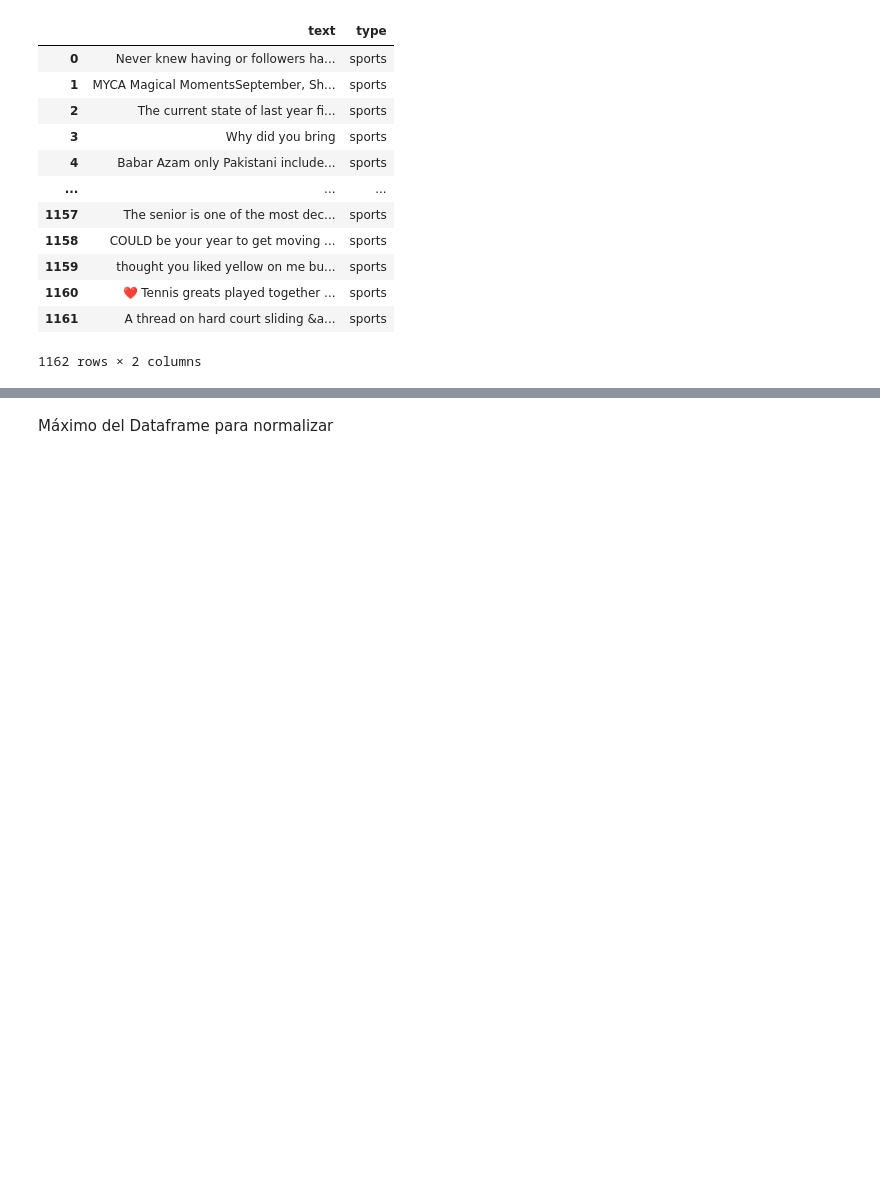
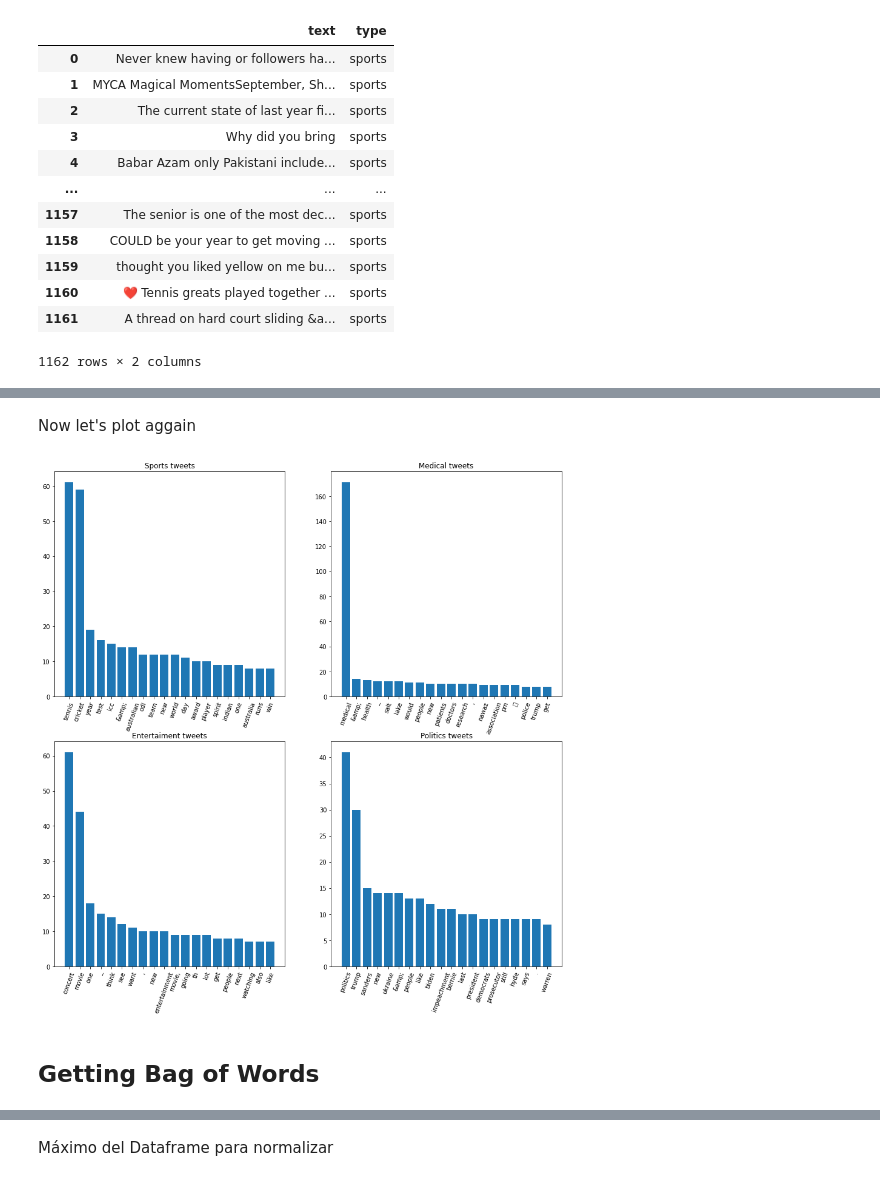
Before and after one commit to jtlavin/Basic-NN-for-NLP, a Jupyter notebook: NNf_NLP01.ipynb, the cells around one changed output, grey strips where cells are left out. Drawn from its saved outputs; the diff is of its cells as text; code cells hidden in the pictures; blank space fills up the shorter version.

```diff
--- a/NNf_NLP01.ipynb
+++ b/NNf_NLP01.ipynb
@@ -93,0 +183,12 @@ df
+# %%
+def lose_stopwords(text):
+    text_sp = text.lower().split()
+    new_text=[]
+    for word in text_sp:
+        if word not in sw:
+            new_text.append(word)
+    new_text = " ".join(new_text)
+
+    return new_text
+# %%
+df.text = df.text.apply(lose_stopwords)
@@ -94,3 +204,59 @@ df
+# %% [markdown]
+Now let's plot aggain
+# %%
+X=df.text.to_list()
+
+# Getting the most frequent words
+d1 = df.loc[df['type']==1, 'text'].tolist()
+d2 = df.loc[df['type']==2, 'text'].tolist()
+d3 = df.loc[df['type']==3, 'text'].tolist()
+d4 = df.loc[df['type']==4, 'text'].tolist()
+
+d1_text = ' '.join(d1).split()
+d2_text = ' '.join(d2).split()
+d3_text = ' '.join(d3).split()
+d4_text = ' '.join(d4).split()
+
+topd1 = Counter(d1_text)
+topd2 = Counter(d2_text)
+topd3 = Counter(d3_text)
+topd4 = Counter(d4_text)
+
+topd1 = topd1.most_common(20)
+topd2 = topd2.most_common(20)
+topd3 = topd3.most_common(20)
+topd4 = topd4.most_common(20)
+
+
+plt.figure(figsize=(15, 15))
+plt.subplot(2, 2, 1)
+plt.bar(range(len(topd1)), [val[1] for val in topd1], align='center')
+plt.xticks(range(len(topd1)), [val[0] for val in topd1])
+plt.xticks(rotation=70)
+plt.title('Sports tweets')
+
+plt.subplot(2, 2, 2)
+plt.bar(range(len(topd2)), [val[1] for val in topd2], align='center')
+plt.xticks(range(len(topd2)), [val[0] for val in topd2])
+plt.xticks(rotation=70)
+plt.title('Medical tweets')
+
+plt.subplot(2, 2, 3)
+plt.bar(range(len(topd3)), [val[1] for val in topd3], align='center')
+plt.xticks(range(len(topd3)), [val[0] for val in topd3])
+plt.xticks(rotation=70)
+plt.title('Entertaiment tweets')
+
+plt.subplot(2, 2, 4)
+plt.bar(range(len(topd4)), [val[1] for val in topd4], align='center')
+plt.xticks(range(len(topd4)), [val[0] for val in topd4])
+plt.xticks(rotation=70)
+plt.title('Politics tweets')
+plt.show()
+# %% [output]
+[figure, added]
+# %% [markdown]
+## Getting Bag of Words
 # %%
 new_text = []
 for index in range(df.shape[0]):
```
Also changed, not shown: parts of 20 cells of this notebook.
